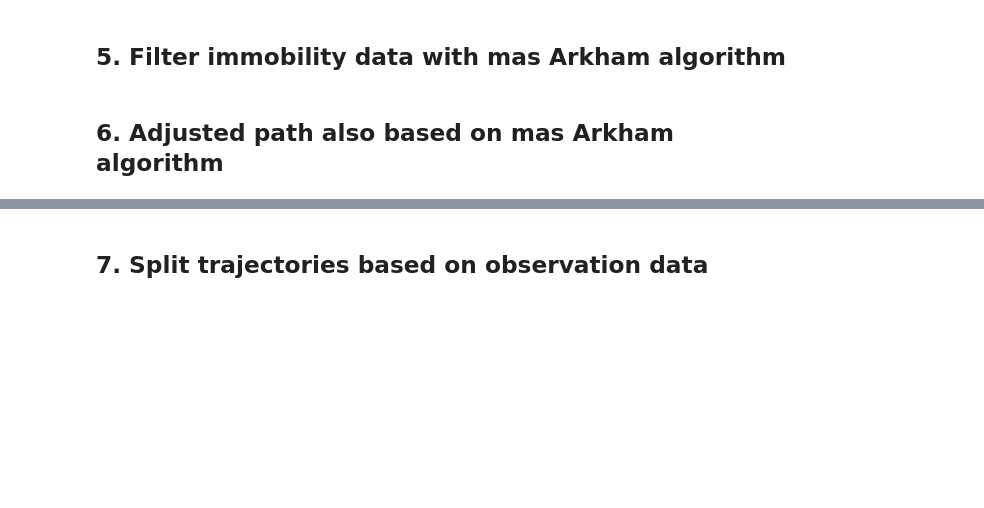
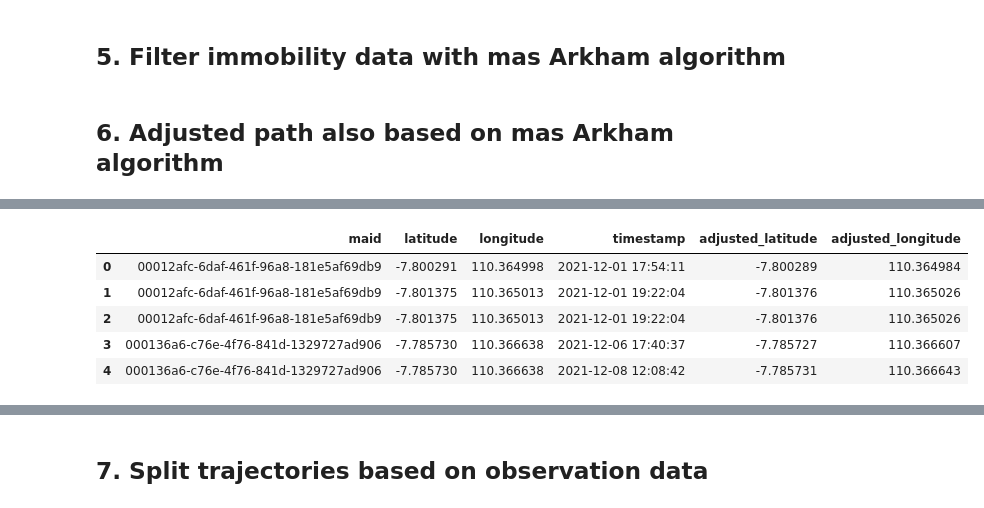
Before and after one commit to rizkyintan/traffic_analysis, a Jupyter notebook: Mulai dari 0 ya kak/All in one_multi maid.ipynb, the cells around one changed output, grey strips where cells are left out. Cells and saved outputs as stored; diff of their text form; code cells hidden in the pictures; blank space fills up the shorter version.

Commit message:
all in one for multi maid

```diff
--- a/Mulai dari 0 ya kak/All in one_multi maid.ipynb
+++ b/Mulai dari 0 ya kak/All in one_multi maid.ipynb
@@ -260,0 +453,32 @@ sorted_gps['timestamp'] = pd.to_datetime(sorted_gps['timestamp'])
+# %%
+def adjust_gps_to_nearest_edge_grouped(name, group):
+    adjusted_group = group.apply(adjust_gps_to_nearest_edge, axis=1)
+    return adjusted_group
+# %%
+# Do pararell for multiple maid
+def adjust_path_parallel(data):
+    data['date'] = pd.to_datetime(data['timestamp']).dt.date
+    grouped = data.groupby(['maid', 'date'])
+    results = Parallel(n_jobs=40)(delayed(adjust_gps_to_nearest_edge_grouped)(name, group) for name, group in tqdm(grouped))
+    adjusted_gps_data = pd.concat(results, ignore_index=True)
+
+    return adjusted_gps_data
+# %%
+# Read the GPS data
+gps_data = pd.read_csv('filter5_5m_malas_des.csv')
+# %%
+# Do the process
+gps_data = add_bearings(gps_data) # Add bearings
+# %%
+adjusted_gps_data = adjust_path_parallel(gps_data)
+
+# Save the result
+adjusted_gps_data.to_csv('filter6_5m_malas_des.csv', index=False)
+adjusted_gps_data.head()
+# %% [output]
+|  | maid | latitude | longitude | timestamp | adjusted_latitude | adjusted_longitude |
+| 0 | 00012afc-6daf-461f-96a8-181e5af69db9 | -7.800291 | 110.364998 | 2021-12-01 17:54:11 | -7.800289 | 110.364984 |
+| 1 | 00012afc-6daf-461f-96a8-181e5af69db9 | -7.801375 | 110.365013 | 2021-12-01 19:22:04 | -7.801376 | 110.365026 |
+| 2 | 00012afc-6daf-461f-96a8-181e5af69db9 | -7.801375 | 110.365013 | 2021-12-01 19:22:04 | -7.801376 | 110.365026 |
+| 3 | 000136a6-c76e-4f76-841d-1329727ad906 | -7.785730 | 110.366638 | 2021-12-06 17:40:37 | -7.785727 | 110.366607 |
+| 4 | 000136a6-c76e-4f76-841d-1329727ad906 | -7.785730 | 110.366638 | 2021-12-08 12:08:42 | -7.785731 | 110.366643 |
```
Also changed, not shown: parts of 39 cells of this notebook, 12 other files.
